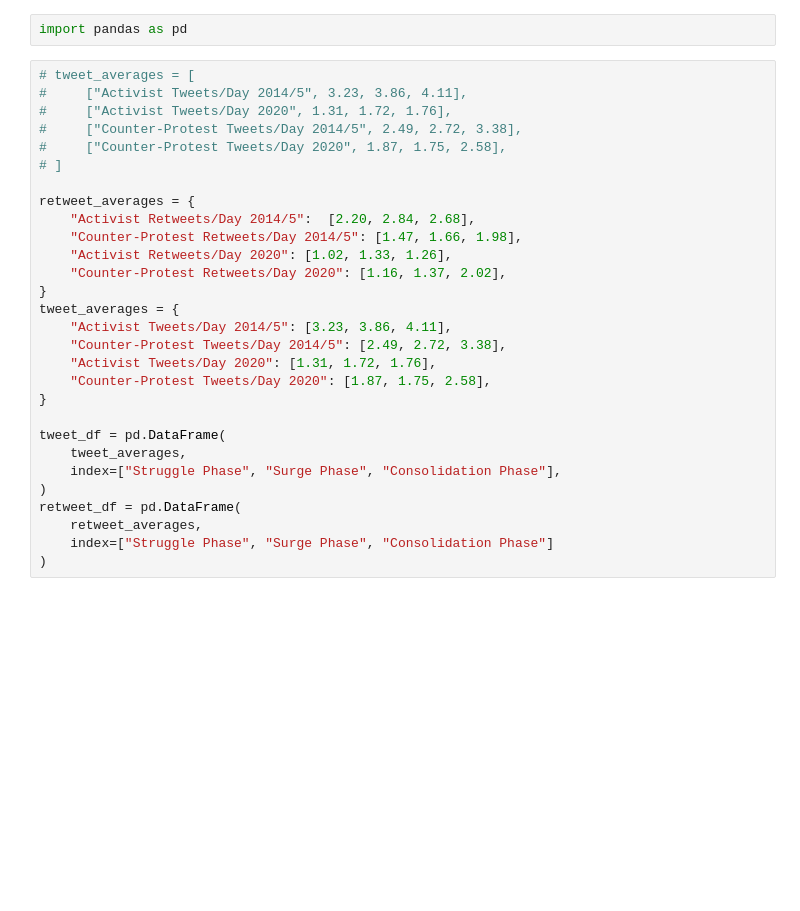
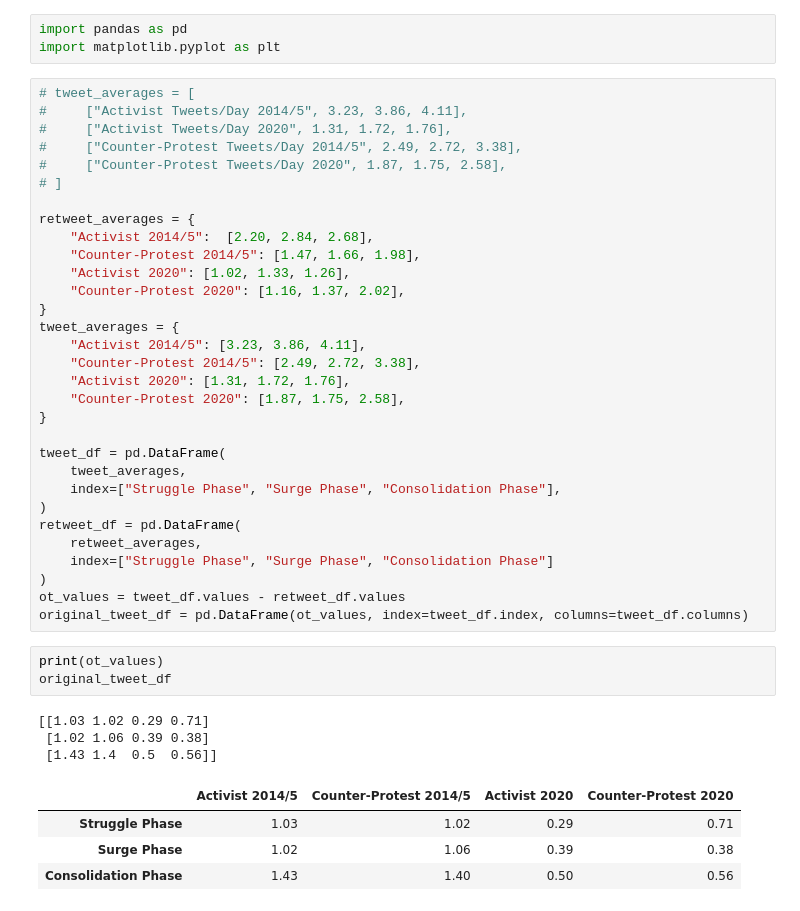
Before and after one commit to chrisfalter/BLM, a Jupyter notebook: src/viz.ipynb, the cells around one changed output. Cells and saved outputs as stored; diff of their text form; blank space fills up the shorter version.

```diff
--- a/src/viz.ipynb
+++ b/src/viz.ipynb
@@ -1,5 +1,6 @@
 # %%
 import pandas as pd
+import matplotlib.pyplot as plt
 # %%
 # tweet_averages = [
 #     ["Activist Tweets/Day 2014/5", 3.23, 3.86, 4.11],
@@ -9,16 +10,16 @@ import pandas as pd
 # ]
 
 retweet_averages = {
-    "Activist Retweets/Day 2014/5":  [2.20, 2.84, 2.68],
-    "Counter-Protest Retweets/Day 2014/5": [1.47, 1.66, 1.98],
-    "Activist Retweets/Day 2020": [1.02, 1.33, 1.26],
-    "Counter-Protest Retweets/Day 2020": [1.16, 1.37, 2.02],
+    "Activist 2014/5":  [2.20, 2.84, 2.68],
+    "Counter-Protest 2014/5": [1.47, 1.66, 1.98],
+    "Activist 2020": [1.02, 1.33, 1.26],
+    "Counter-Protest 2020": [1.16, 1.37, 2.02],
 }
 tweet_averages = {
-    "Activist Tweets/Day 2014/5": [3.23, 3.86, 4.11],
-    "Counter-Protest Tweets/Day 2014/5": [2.49, 2.72, 3.38],
-    "Activist Tweets/Day 2020": [1.31, 1.72, 1.76],
-    "Counter-Protest Tweets/Day 2020": [1.87, 1.75, 2.58],
+    "Activist 2014/5": [3.23, 3.86, 4.11],
+    "Counter-Protest 2014/5": [2.49, 2.72, 3.38],
+    "Activist 2020": [1.31, 1.72, 1.76],
+    "Counter-Protest 2020": [1.87, 1.75, 2.58],
 }
 
 tweet_df = pd.DataFrame(
@@ -29,3 +30,16 @@ retweet_df = pd.DataFrame(
     retweet_averages,
     index=["Struggle Phase", "Surge Phase", "Consolidation Phase"]
 )
+ot_values = tweet_df.values - retweet_df.values
+original_tweet_df = pd.DataFrame(ot_values, index=tweet_df.index, columns=tweet_df.columns)
+# %%
+print(ot_values)
+original_tweet_df
+# %% [output]
+[[1.03 1.02 0.29 0.71]
+ [1.02 1.06 0.39 0.38]
+ [1.43 1.4  0.5  0.56]]
+|  | Activist 2014/5 | Counter-Protest 2014/5 | Activist 2020 | Counter-Protest 2020 |
+| Struggle Phase | 1.03 | 1.02 | 0.29 | 0.71 |
+| Surge Phase | 1.02 | 1.06 | 0.39 | 0.38 |
+| Consolidation Phase | 1.43 | 1.40 | 0.50 | 0.56 |
```
Also changed, not shown: parts of 5 cells of this notebook, 7 other files.
